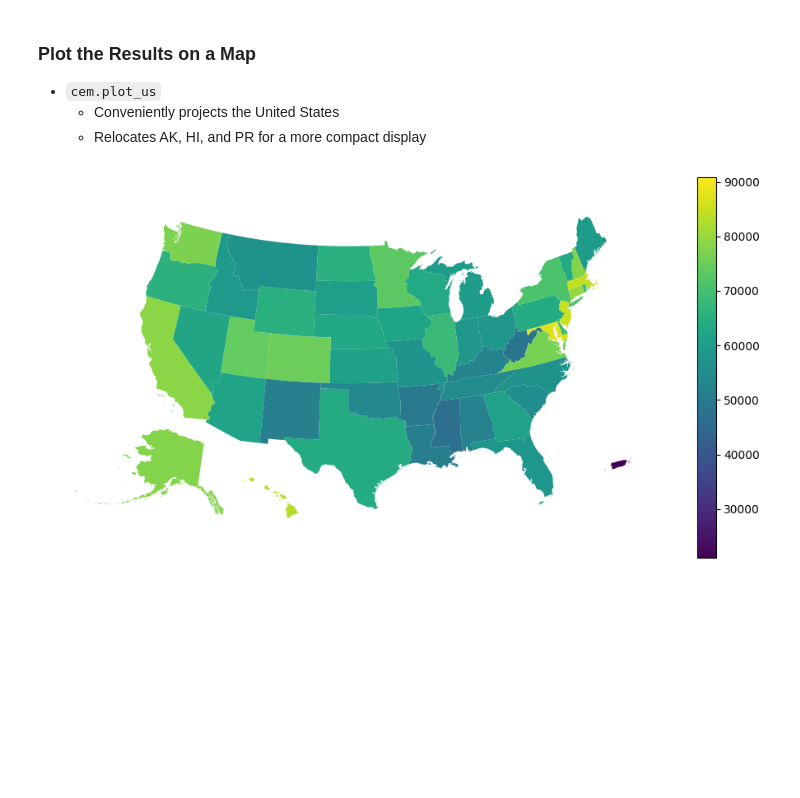
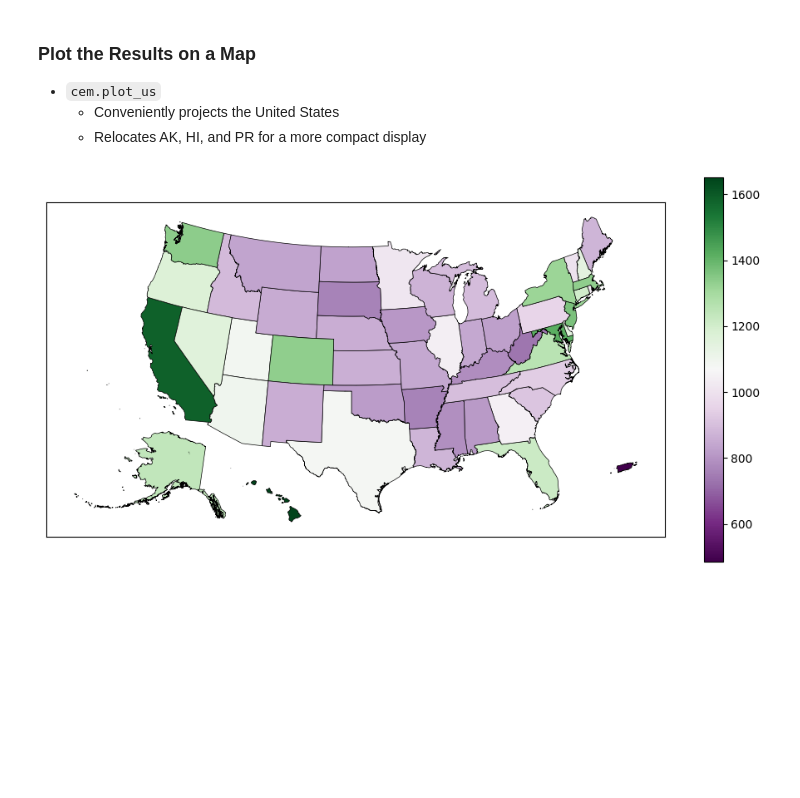
Before and after one commit to censusdis/introduction, a Jupyter notebook: Introduction to censusdis.ipynb, the cells around one changed output. Saved outputs shown, nothing was run; the diff lists cells and outputs as text; code cells hidden in the pictures.

```diff
--- a/Introduction to censusdis.ipynb
+++ b/Introduction to censusdis.ipynb
@@ -117,9 +136,13 @@ the workhorse API of censusdis
 # %%
 import censusdis.data as ced
 from censusdis.datasets import ACS5
-from censusdis.states import NJ
+import censusdis.states as states
 
-df_nj_income = ced.download(
+# The name of the variable that represents
+# median rent in the ACS 5-year data set.
+VARIABLE_MEDIAN_RENT = 'B25064_001E'
+
+df_md_median_rent = ced.download(
 
     # Data set: American Community Survey 5-Year
     dataset=ACS5,
@@ -127,12 +150,12 @@ df_nj_income = ced.download(
     # Vintage: 2022
     vintage=2022,
 
-    # Variable: median household income
-    download_variables='B19013_001E',
+    # Variable: median rent.
+    download_variables=VARIABLE_MEDIAN_RENT,
 
-    # Geography: New Jersey
-    state=NJ
+    # Geography: Maryland
+    state=states.MD
 )
 
-df_nj_income
+df_md_median_rent
 # %% [output]
@@ -291,10 +312,10 @@ We can add `with_geometry=True` to our query to get what we need.
 - The return value is now a `geopandas.GeoDataFrame`
 - This is an extension of a `pandas.DataFrame` that adds `geometry` to each row.
 # %%
-gdf_all_states = ced.download(
+gdf_all_states_median_rent = ced.download(
     dataset=ACS5,
     vintage=2020,
-    download_variables=['NAME', 'B19013_001E'],
+    download_variables=['NAME', VARIABLE_MEDIAN_RENT],
 
     state='*',
 
@@ -302,5 +323,5 @@ gdf_all_states = ced.download(
     with_geometry=True
 )
 
-gdf_all_states.head()
+gdf_all_states_median_rent.head()
 # %% [output]
@@ -321,18 +342,18 @@ gdf_all_states.head()
 # %%
 import censusdis.maps as cem
 
 ax = cem.plot_us(
-    gdf_all_states,
-    'B19013_001E',
+    gdf_all_states_median_rent,
+    VARIABLE_MEDIAN_RENT,
 
     # The **kwargs here are standard Matplotlib **kwargs
+    cmap="PRGn",
+    edgecolor='black',
+    linewidth=0.5,
     legend=True,
     figsize=(12, 6)
 )
-
-ax.axis('off')
-None
 # %% [output]
-[figure, old version]
+[figure, new version]
 # %% [markdown]
 <br/><br/><br/><br/><br/><br/><br/><br/><br/>
```
Also changed, not shown: parts of 146 cells of this notebook, 1 other file.
